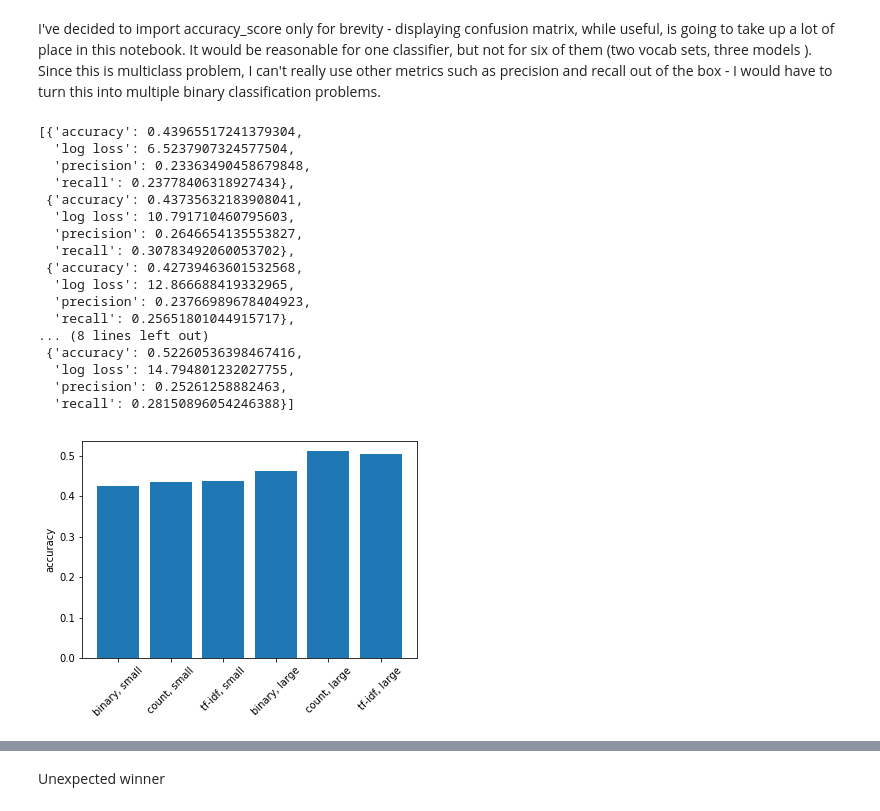
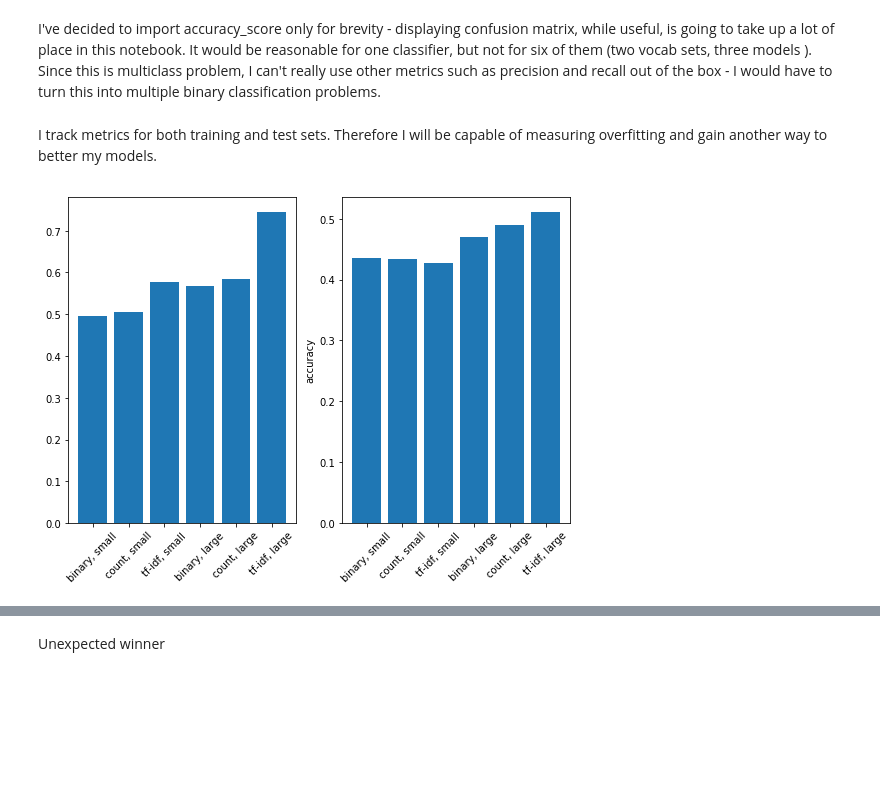
Before and after one commit to czlowiekrakieta/oxford-nlp, a Jupyter notebook: sentiment.ipynb, the cells around one changed output, grey strips where cells are left out. Drawn from its saved outputs; the diff is of its cells as text; code cells hidden in the pictures; blank space fills up the shorter version.

```diff
--- a/sentiment.ipynb
+++ b/sentiment.ipynb
@@ -93,6 +93,8 @@ from sklearn.metrics import accuracy_score
 I've decided to import accuracy_score only for brevity - displaying confusion matrix, while useful, is going to take up a lot of place in this notebook. It would be reasonable for one classifier, but not for six of them (two vocab sets, three models ). Since this is multiclass problem, I can't really use other metrics such as precision and recall out of the box - I would have to turn this into multiple binary classification problems.
 # %%
 BinaryVectorizer = partial(CountVectorizer, binary=True)
+# %% [markdown]
+I track metrics for both training and test sets. Therefore I will be capable of measuring overfitting and gain another way to better my models.
 # %%
 imp.reload(utils)
 
@@ -114,35 +116,20 @@ for vocab in [at_least_5, at_least_threshold]:
         overall_scores.append(score)
 # %%
 from sklearn.model_selection import cross_val_score
-# %%
-overall_scores
-# %% [output]
-[{'accuracy': 0.43965517241379304,
-  'log loss': 6.5237907324577504,
-  'precision': 0.23363490458679848,
-  'recall': 0.23778406318927434},
- {'accuracy': 0.43735632183908041,
-  'log loss': 10.791710460795603,
-  'precision': 0.2646654135553827,
-  'recall': 0.30783492060053702},
- {'accuracy': 0.42739463601532568,
-  'log loss': 12.866688419332965,
-  'precision': 0.23766989678404923,
-  'recall': 0.25651801044915717},
-... (8 lines left out)
- {'accuracy': 0.52260536398467416,
-  'log loss': 14.794801232027755,
-  'precision': 0.25261258882463,
-  'recall': 0.28150896054246388}]
 # %%
 xticks = ['{model}, {vocab}'.format(model=model, vocab=vocab) for vocab in ['small', 'large'] for model in ['binary', 'count', 'tf-idf']]
 
-plt.bar(range(1,7), [x['accuracy'] for x in overall_scores])
+plt.figure(figsize=(9,6))
+plt.subplot(1,2,1)
+plt.bar(range(1,7), [x[0]['accuracy'] for x in overall_scores])
+plt.xticks(range(1,7), xticks, rotation=45)
+plt.subplot(1,2,2)
+plt.bar(range(1,7), [x[1]['accuracy'] for x in overall_scores])
 plt.xticks(range(1,7), xticks, rotation=45)
 plt.ylabel('accuracy')
 plt.show()
 # %% [output]
-[figure, old version]
+[figure, new version]
 # %%
 score, pip = utils.train_test_pipeline(vectorizer=BinaryVectorizer, model=MultinomialNB, vocabulary=at_least_threshold, data=data)
 # %%
```
Also changed, not shown: parts of 73 cells of this notebook, 3 other files.
